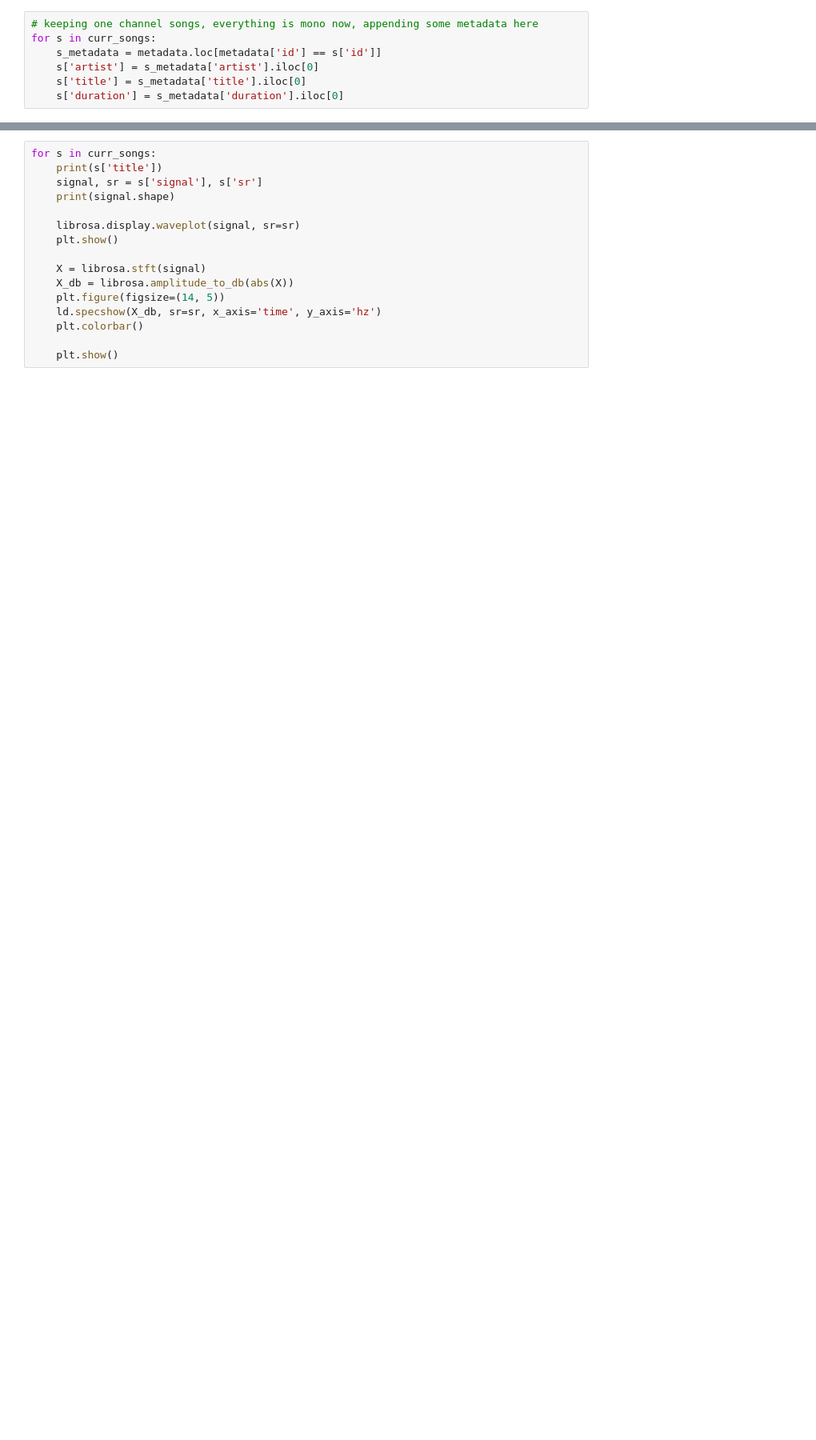
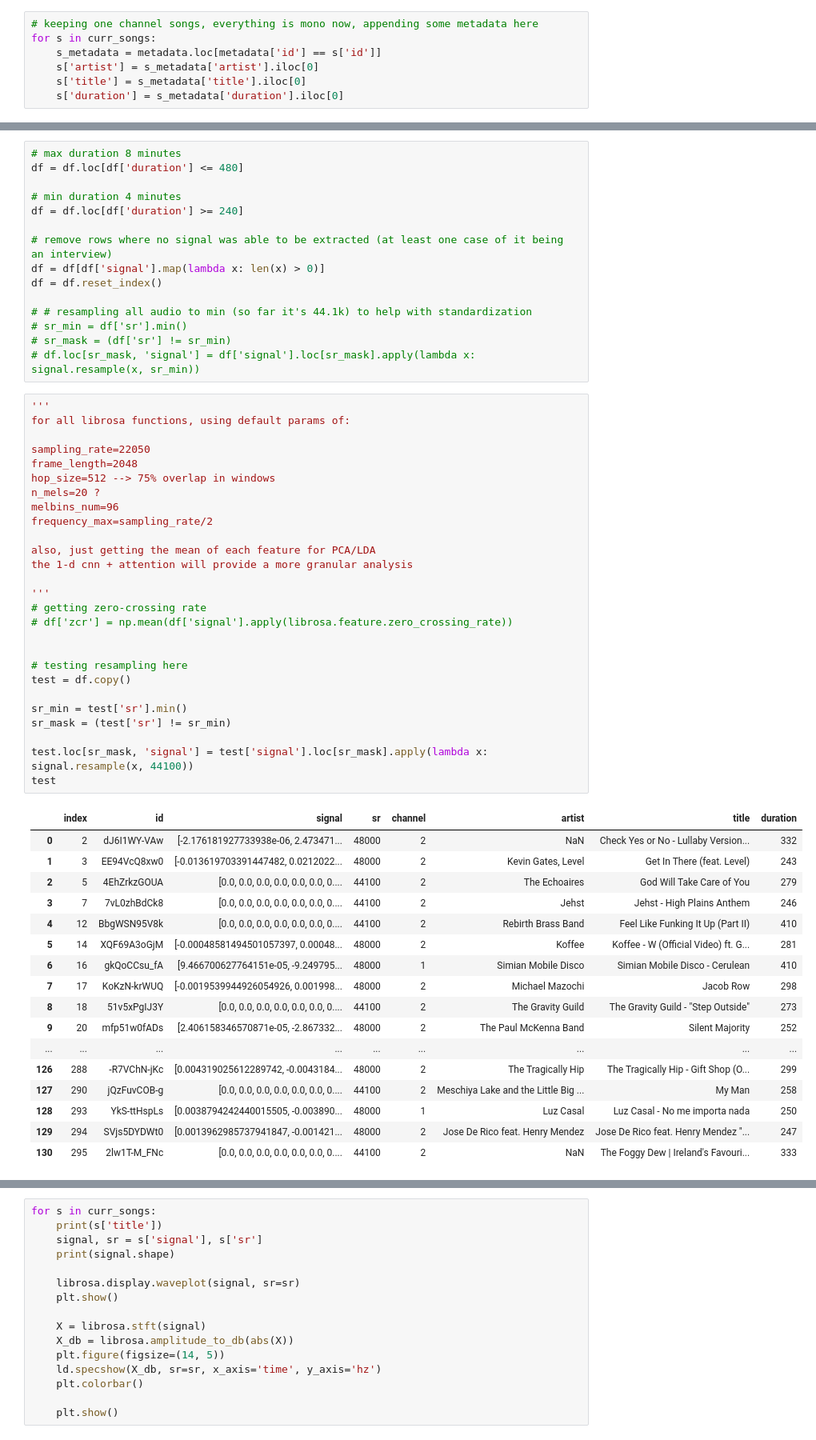
Before and after one commit to jasperSha/cloud_music, a Jupyter notebook: cnn.ipynb, the cells around one changed output, grey strips where cells are left out. Shown at 80% size. Cells and saved outputs as stored; diff of their text form; blank space fills up the shorter version.

```diff
--- a/cnn.ipynb
+++ b/cnn.ipynb
@@ -154,0 +143,60 @@ ValueError: can't extend empty axis 0 using modes other than 'constant' or 'empt
+# %%
+# max duration 8 minutes
+df = df.loc[df['duration'] <= 480]
+
+# min duration 4 minutes
+df = df.loc[df['duration'] >= 240]
+
+# remove rows where no signal was able to be extracted (at least one case of it being an interview)
+df = df[df['signal'].map(lambda x: len(x) > 0)]
+df = df.reset_index()
+
+# # resampling all audio to min (so far it's 44.1k) to help with standardization
+# sr_min = df['sr'].min()
+# sr_mask = (df['sr'] != sr_min)
+# df.loc[sr_mask, 'signal'] = df['signal'].loc[sr_mask].apply(lambda x: signal.resample(x, sr_min))
+# %%
+'''
+for all librosa functions, using default params of:
+
+sampling_rate=22050
+frame_length=2048
+hop_size=512 --> 75% overlap in windows
+n_mels=20 ?
+melbins_num=96
+frequency_max=sampling_rate/2
+
+also, just getting the mean of each feature for PCA/LDA
+the 1-d cnn + attention will provide a more granular analysis
+
+'''
+# getting zero-crossing rate
+# df['zcr'] = np.mean(df['signal'].apply(librosa.feature.zero_crossing_rate))
+
+
+# testing resampling here
+test = df.copy()
+
+sr_min = test['sr'].min()
+sr_mask = (test['sr'] != sr_min)
+
+test.loc[sr_mask, 'signal'] = test['signal'].loc[sr_mask].apply(lambda x: signal.resample(x, 44100))
+test
+# %% [output]
+|  | index | id | signal | sr | channel | artist | title | duration |
+| 0 | 2 | dJ6I1WY-VAw | [-2.176181927733938e-06, 2.473471... | 48000 | 2 | NaN | Check Yes or No - Lullaby Version... | 332 |
+| 1 | 3 | EE94VcQ8xw0 | [-0.013619703391447482, 0.0212022... | 48000 | 2 | Kevin Gates, Level | Get In There (feat. Level) | 243 |
+| 2 | 5 | 4EhZrkzGOUA | [0.0, 0.0, 0.0, 0.0, 0.0, 0.0, 0.... | 44100 | 2 | The Echoaires | God Will Take Care of You | 279 |
+| 3 | 7 | 7vL0zhBdCk8 | [0.0, 0.0, 0.0, 0.0, 0.0, 0.0, 0.... | 44100 | 2 | Jehst | Jehst - High Plains Anthem | 246 |
+| 4 | 12 | BbgWSN95V8k | [0.0, 0.0, 0.0, 0.0, 0.0, 0.0, 0.... | 44100 | 2 | Rebirth Brass Band | Feel Like Funking It Up (Part II) | 410 |
+| 5 | 14 | XQF69A3oGjM | [-0.00048581494501057397, 0.00048... | 48000 | 2 | Koffee | Koffee - W (Official Video) ft. G... | 281 |
+| 6 | 16 | gkQoCCsu_fA | [9.466700627764151e-05, -9.249795... | 48000 | 1 | Simian Mobile Disco | Simian Mobile Disco - Cerulean | 410 |
+| 7 | 17 | KoKzN-krWUQ | [-0.0019539944926054926, 0.001998... | 48000 | 2 | Michael Mazochi | Jacob Row | 298 |
+| 8 | 18 | 51v5xPgIJ3Y | [0.0, 0.0, 0.0, 0.0, 0.0, 0.0, 0.... | 44100 | 2 | The Gravity Guild | The Gravity Guild - "Step Outside" | 273 |
+| 9 | 20 | mfp51w0fADs | [2.406158346570871e-05, -2.867332... | 48000 | 2 | The Paul McKenna Band | Silent Majority | 252 |
+| ... | ... | ... | ... | ... | ... | ... | ... | ... |
+| 126 | 288 | -R7VChN-jKc | [0.004319025612289742, -0.0043184... | 48000 | 2 | The Tragically Hip | The Tragically Hip - Gift Shop (O... | 299 |
+| 127 | 290 | jQzFuvCOB-g | [0.0, 0.0, 0.0, 0.0, 0.0, 0.0, 0.... | 44100 | 2 | Meschiya Lake and the Little Big ... | My Man | 258 |
+| 128 | 293 | YkS-ttHspLs | [0.0038794242440015505, -0.003890... | 48000 | 1 | Luz Casal | Luz Casal - No me importa nada | 250 |
+| 129 | 294 | SVjs5DYDWt0 | [0.0013962985737941847, -0.001421... | 48000 | 2 | Jose De Rico feat. Henry Mendez | Jose De Rico feat. Henry Mendez "... | 247 |
+| 130 | 295 | 2lw1T-M_FNc | [0.0, 0.0, 0.0, 0.0, 0.0, 0.0, 0.... | 44100 | 2 | NaN | The Foggy Dew | Ireland's Favouri... | 333 |
```
Also changed, not shown: parts of 10 cells of this notebook.
